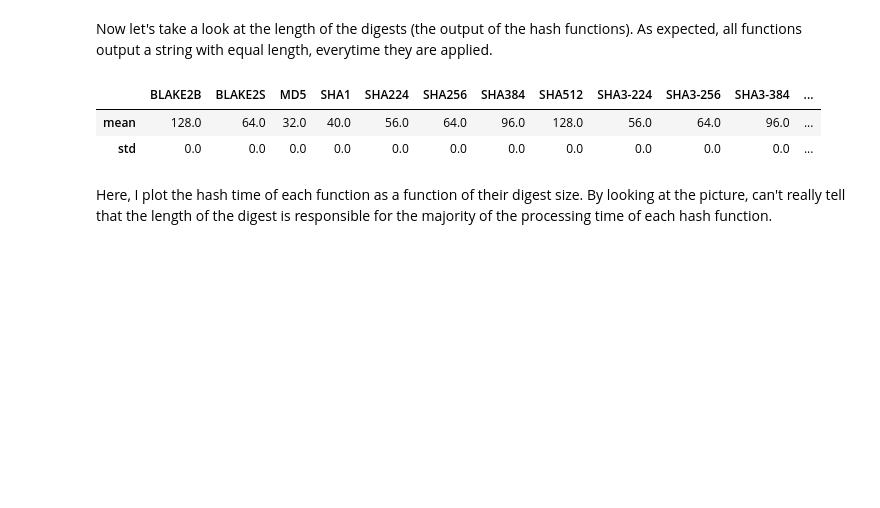
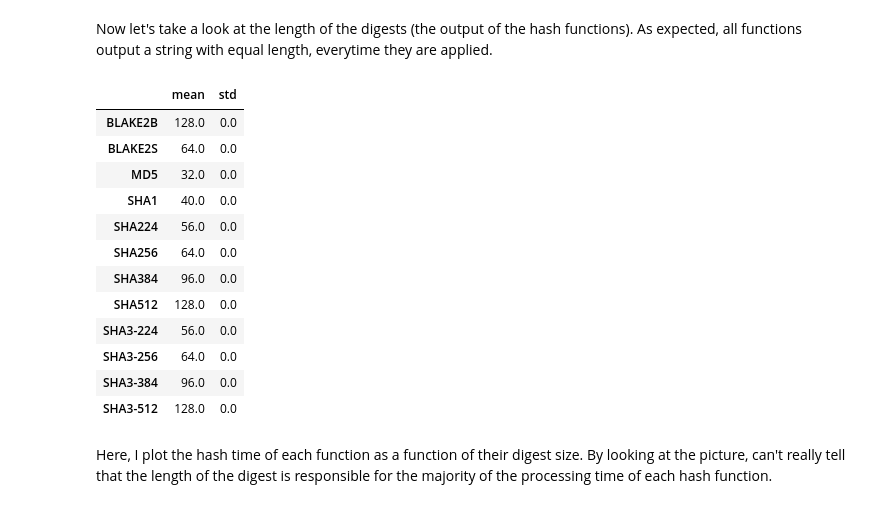
Before and after one commit to douglasrizzo/hashtests, a Jupyter notebook: experiments.ipynb, the cells around one changed output. Saved outputs shown, nothing was run; the diff lists cells and outputs as text; code cells hidden in the pictures; blank space fills up the shorter version.

```diff
--- a/experiments.ipynb
+++ b/experiments.ipynb
@@ -199,13 +206,23 @@ Now let's take a look at the length of the digests (the output of the hash funct
 # %%
 hash_lengths = pd.DataFrame(columns=hashes.columns)
 for algo_name in hashes.columns:
     hash_lengths[algo_name] = hashes[algo_name].apply(len)
 
-hash_lengths.describe().loc[['mean', 'std']]
+hash_lengths.describe().loc[['mean', 'std']].transpose()
 # %% [output]
-|  | BLAKE2B | BLAKE2S | MD5 | SHA1 | SHA224 | SHA256 | SHA384 | SHA512 | SHA3-224 | SHA3-256 | SHA3-384 | ... |
-| mean | 128.0 | 64.0 | 32.0 | 40.0 | 56.0 | 64.0 | 96.0 | 128.0 | 56.0 | 64.0 | 96.0 | ... |
-| std | 0.0 | 0.0 | 0.0 | 0.0 | 0.0 | 0.0 | 0.0 | 0.0 | 0.0 | 0.0 | 0.0 | ... |
+|  | mean | std |
+| BLAKE2B | 128.0 | 0.0 |
+| BLAKE2S | 64.0 | 0.0 |
+| MD5 | 32.0 | 0.0 |
+| SHA1 | 40.0 | 0.0 |
+| SHA224 | 56.0 | 0.0 |
+| SHA256 | 64.0 | 0.0 |
+| SHA384 | 96.0 | 0.0 |
+| SHA512 | 128.0 | 0.0 |
+| SHA3-224 | 56.0 | 0.0 |
+| SHA3-256 | 64.0 | 0.0 |
+| SHA3-384 | 96.0 | 0.0 |
+| SHA3-512 | 128.0 | 0.0 |
 # %% [markdown]
 Here, I plot the hash time of each function as a function of their digest size. By looking at the picture, can't really tell that the length of the digest is responsible for the majority of the processing time of each hash function.
 # %%
```
Also changed, not shown: parts of 9 cells of this notebook, 1 other file.
